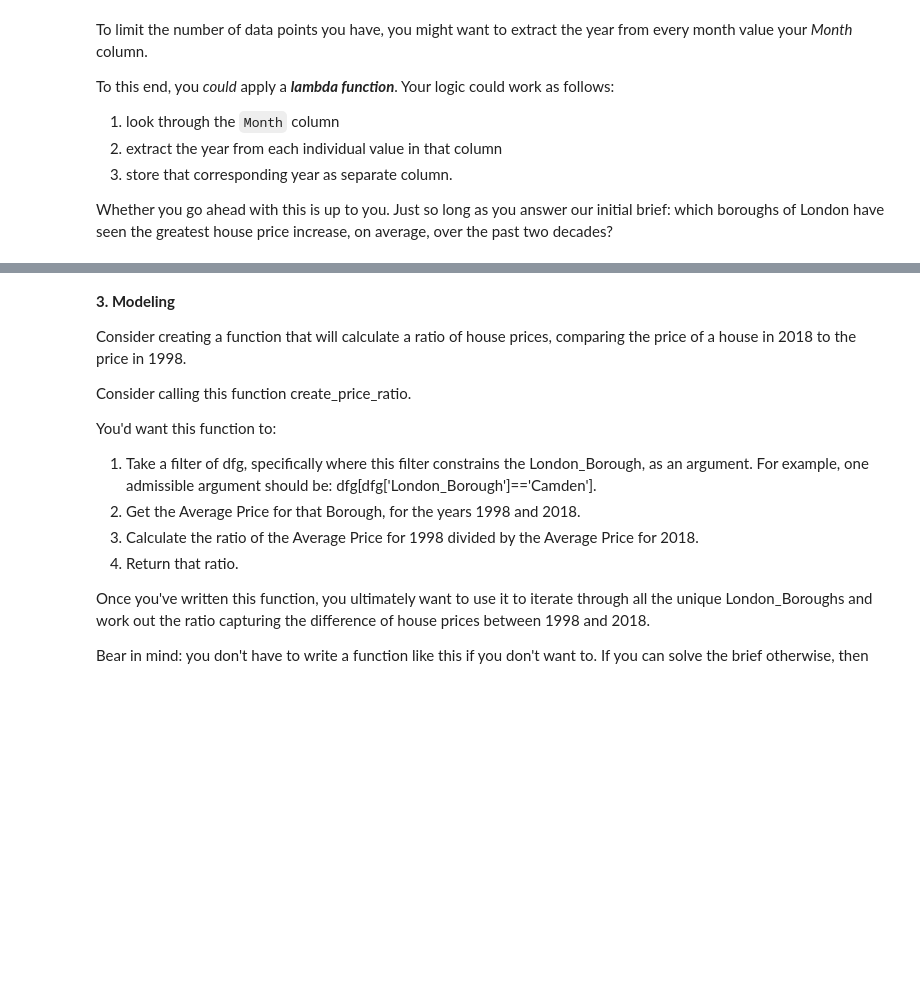
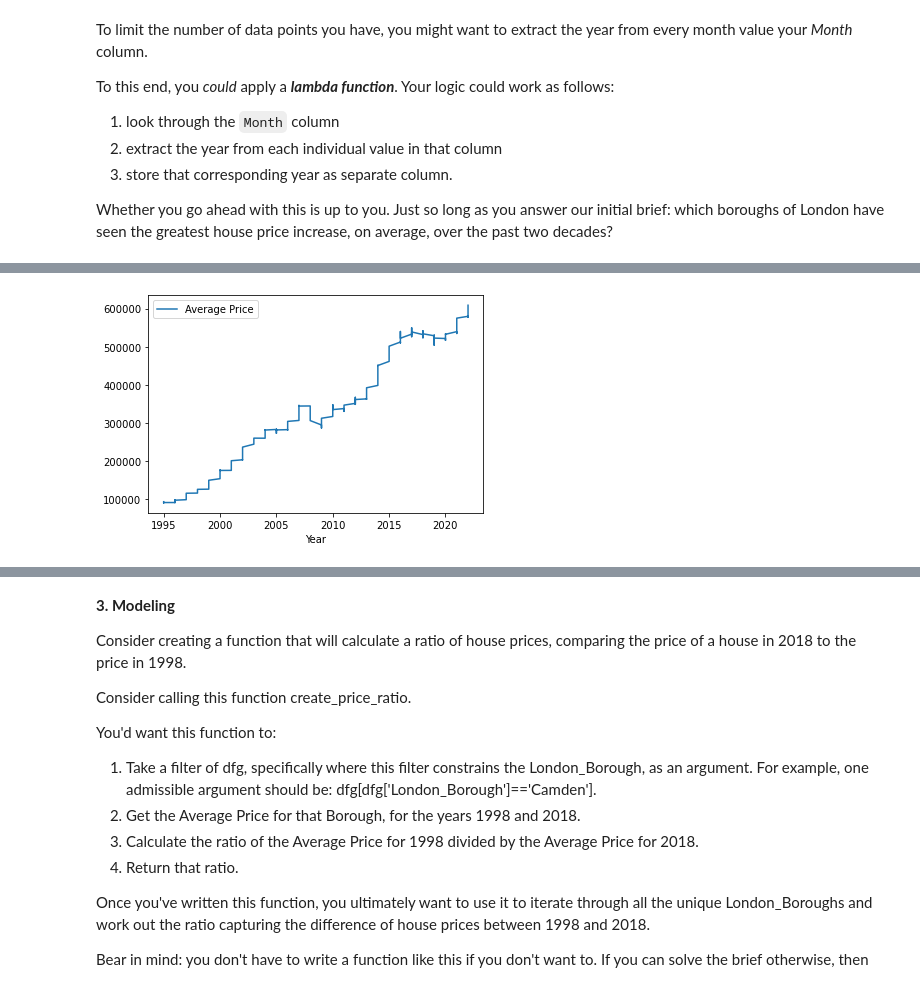
Before and after one commit to GwenToves/SpringBoard, a Jupyter notebook: Unit 4 Challenge - Tier 3.ipynb, the cells around one changed output, grey strips where cells are left out. Cells and saved outputs as stored; diff of their text form; code cells hidden in the pictures; blank space fills up the shorter version.

```diff
--- a/Unit 4 Challenge - Tier 3.ipynb
+++ b/Unit 4 Challenge - Tier 3.ipynb
@@ -328,0 +445,2 @@ Whether you go ahead with this is up to you. Just so long as you answer our init
+# %%
+prop_clean['Year'] = prop_clean['Month/Year'].apply(lambda t: t.year)
@@ -328,0 +467,5 @@ Whether you go ahead with this is up to you. Just so long as you answer our init
+# %%
+prop_clean[prop_clean['London Borough'] == 'Barnet'].plot(kind='line', x='Year', y = 'Average Price')
+plt.show()
+# %% [output]
+[figure, added]
```
Also changed, not shown: parts of 30 cells of this notebook.
